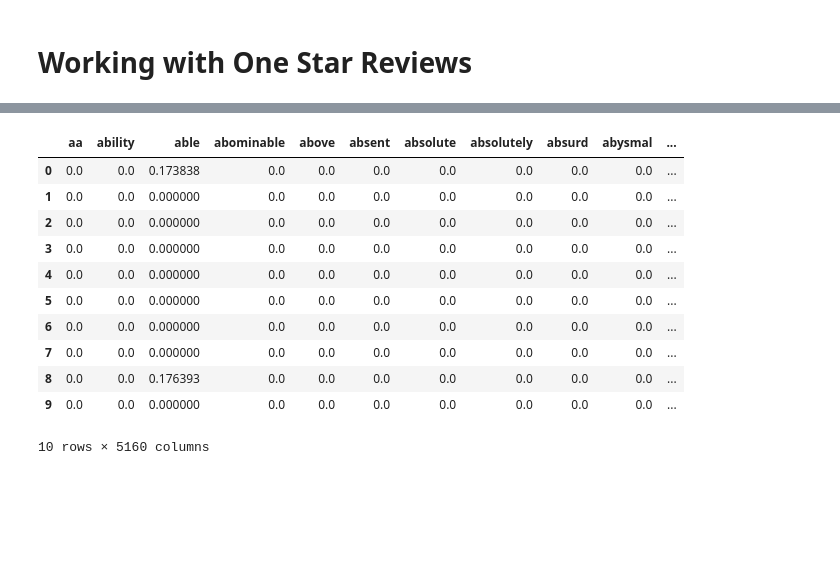
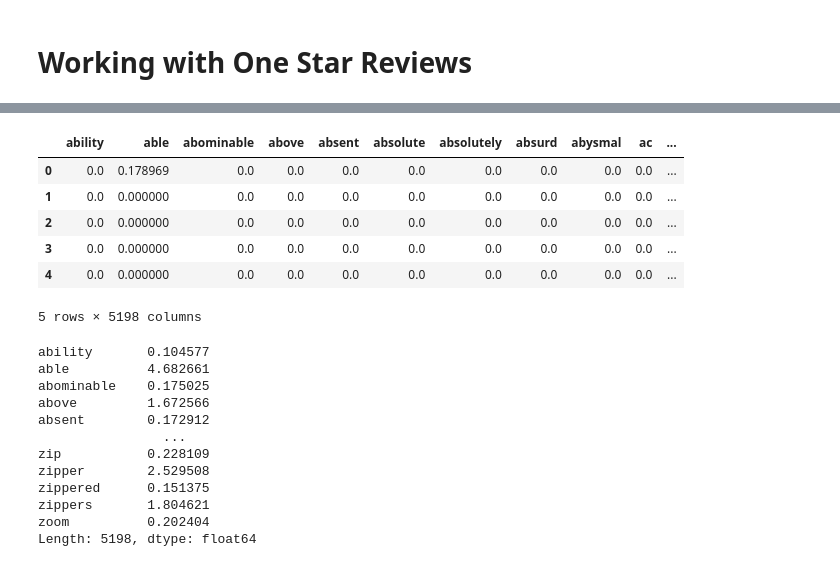
Before and after one commit to wiredmerlin/predicting_star_ratings, a Jupyter notebook: project02.ipynb, the cells around one changed output, grey strips where cells are left out. Cells and saved outputs as stored; diff of their text form; code cells hidden in the pictures; blank space fills up the shorter version.

Commit message:
tfidf working and code clean up

```diff
--- a/project02.ipynb
+++ b/project02.ipynb
@@ -526,0 +467,14 @@ print(onestar_word_list[:20])
+# %%
+onestar_stopwords = {"the","i","a","and","to","of","this","for","in","that","on","my",
+                     "you","they","have","so","as","are","at","be","product","is",
+                    "had","would","if","all","get","them","these","from","its","when","or",
+                     "me","will","back","an","sound","were","do","what","guitar","time",
+                    "did","money","about","your","two","we","first","could","was",
+                    "because","tried","return","there","which","made","any","now","am","then",
+                    "by","thing","also","receive","im","way","their","item","way","before",
+                     "after","power","into","came","put","piece","been","something",
+                    "both","month","through","unit","ive","thi","aa",
+                    "string","set","play","another","see","think","want","how","reviews",
+                    "years","using","still","should","day","said","where","review","week",
+                    "go","going","hold","try","went","every","it","etc"}
+print(len(onestar_stopwords))
@@ -526,0 +485,6 @@ print(onestar_word_list[:20])
+# %%
+# extracting docs and cleaning up for onestar reviews
+onestar_docs_list = []
+
+onestar_docs_list = cleanup_docs(mtfive_1star_reviews_df['review_body'])
+#print(onestar_docs_list[:5])
@@ -526,0 +493,4 @@ print(onestar_word_list[:20])
+# %%
+# Lemmatize one star docs
+onestar_docs_list = lemmatize_tokens(onestar_docs_list)
+#print(onestar_docs_list[1010:1020])
@@ -628,10 +553,8 @@ print(cleanup_docs(onestar_docs[1010:1020]))
 # %%
 from sklearn.feature_extraction.text import TfidfVectorizer
 
-# settings that you use for count vectorizer will go here
-tfidf_vectorizer=TfidfVectorizer(use_idf=True, stop_words=all_onestar_stopwords, analyzer='word')
+tfidf_vectorizer=TfidfVectorizer(use_idf=True, analyzer='word', stop_words=all_onestar_stopwords)
 
-# just send in all your docs here
-tfidf_vectorizer_vectors=tfidf_vectorizer.fit_transform(onestar_docs)
+tfidf_vectorizer_vectors=tfidf_vectorizer.fit_transform(onestar_docs_list)
 # %%
 #print(tfidf_vectorizer.get_feature_names())
@@ -645,20 +588,30 @@ dense = tfidf_vectorizer_vectors.todense()
 denselist = dense.tolist()
 tfidf_df = pd.DataFrame(denselist, columns=token_names)
 # %%
-tfidf_df.head(10)
+tfidf_df.head()
 # %% [output]
-|  | aa | ability | able | abominable | above | absent | absolute | absolutely | absurd | abysmal | ... |
-| 0 | 0.0 | 0.0 | 0.173838 | 0.0 | 0.0 | 0.0 | 0.0 | 0.0 | 0.0 | 0.0 | ... |
-| 1 | 0.0 | 0.0 | 0.000000 | 0.0 | 0.0 | 0.0 | 0.0 | 0.0 | 0.0 | 0.0 | ... |
-| 2 | 0.0 | 0.0 | 0.000000 | 0.0 | 0.0 | 0.0 | 0.0 | 0.0 | 0.0 | 0.0 | ... |
-| 3 | 0.0 | 0.0 | 0.000000 | 0.0 | 0.0 | 0.0 | 0.0 | 0.0 | 0.0 | 0.0 | ... |
-| 4 | 0.0 | 0.0 | 0.000000 | 0.0 | 0.0 | 0.0 | 0.0 | 0.0 | 0.0 | 0.0 | ... |
-| 5 | 0.0 | 0.0 | 0.000000 | 0.0 | 0.0 | 0.0 | 0.0 | 0.0 | 0.0 | 0.0 | ... |
-| 6 | 0.0 | 0.0 | 0.000000 | 0.0 | 0.0 | 0.0 | 0.0 | 0.0 | 0.0 | 0.0 | ... |
-| 7 | 0.0 | 0.0 | 0.000000 | 0.0 | 0.0 | 0.0 | 0.0 | 0.0 | 0.0 | 0.0 | ... |
-| 8 | 0.0 | 0.0 | 0.176393 | 0.0 | 0.0 | 0.0 | 0.0 | 0.0 | 0.0 | 0.0 | ... |
-| 9 | 0.0 | 0.0 | 0.000000 | 0.0 | 0.0 | 0.0 | 0.0 | 0.0 | 0.0 | 0.0 | ... |
+|  | ability | able | abominable | above | absent | absolute | absolutely | absurd | abysmal | ac | ... |
+| 0 | 0.0 | 0.178969 | 0.0 | 0.0 | 0.0 | 0.0 | 0.0 | 0.0 | 0.0 | 0.0 | ... |
+| 1 | 0.0 | 0.000000 | 0.0 | 0.0 | 0.0 | 0.0 | 0.0 | 0.0 | 0.0 | 0.0 | ... |
+| 2 | 0.0 | 0.000000 | 0.0 | 0.0 | 0.0 | 0.0 | 0.0 | 0.0 | 0.0 | 0.0 | ... |
+| 3 | 0.0 | 0.000000 | 0.0 | 0.0 | 0.0 | 0.0 | 0.0 | 0.0 | 0.0 | 0.0 | ... |
+| 4 | 0.0 | 0.000000 | 0.0 | 0.0 | 0.0 | 0.0 | 0.0 | 0.0 | 0.0 | 0.0 | ... |
-10 rows × 5160 columns
+5 rows × 5198 columns
+# %%
+tfidf_df.sum()
+# %% [output]
+ability       0.104577
+able          4.682661
+abominable    0.175025
+above         1.672566
+absent        0.172912
+                ...
+zip           0.228109
+zipper        2.529508
+zippered      0.151375
+zippers       1.804621
+zoom          0.202404
+Length: 5198, dtype: float64
 # %%
 ten_words_df = reviews_df[reviews_df['num_of_words'] <= 10]
 ten_words_df.info()
```
Also changed, not shown: parts of 56 cells of this notebook.
